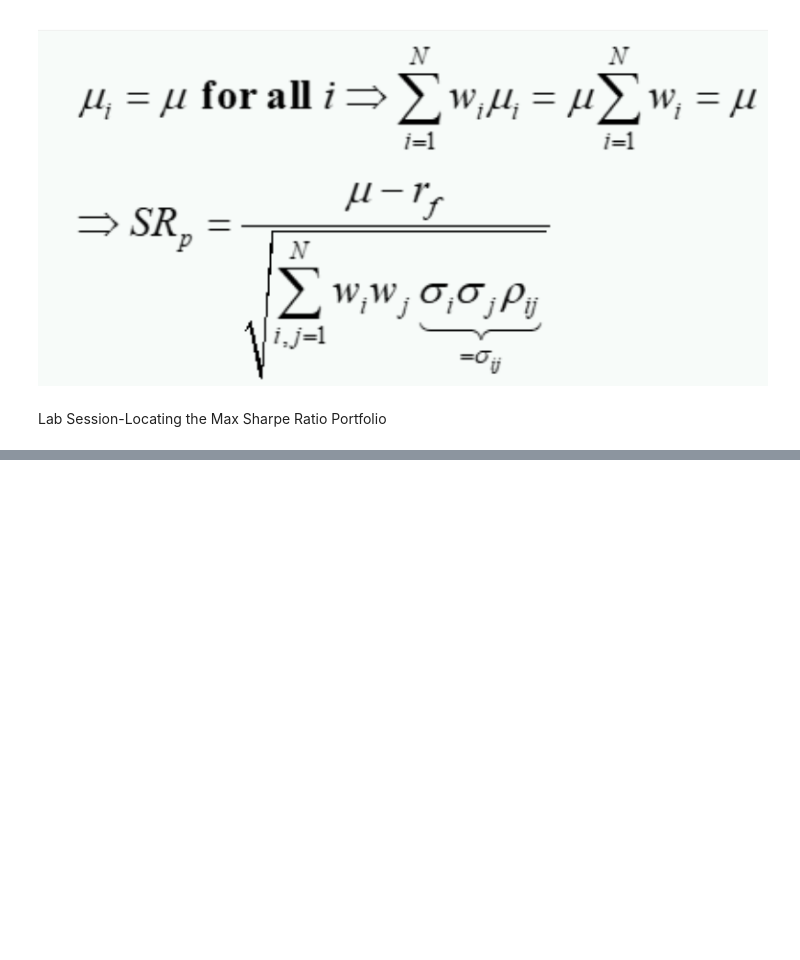
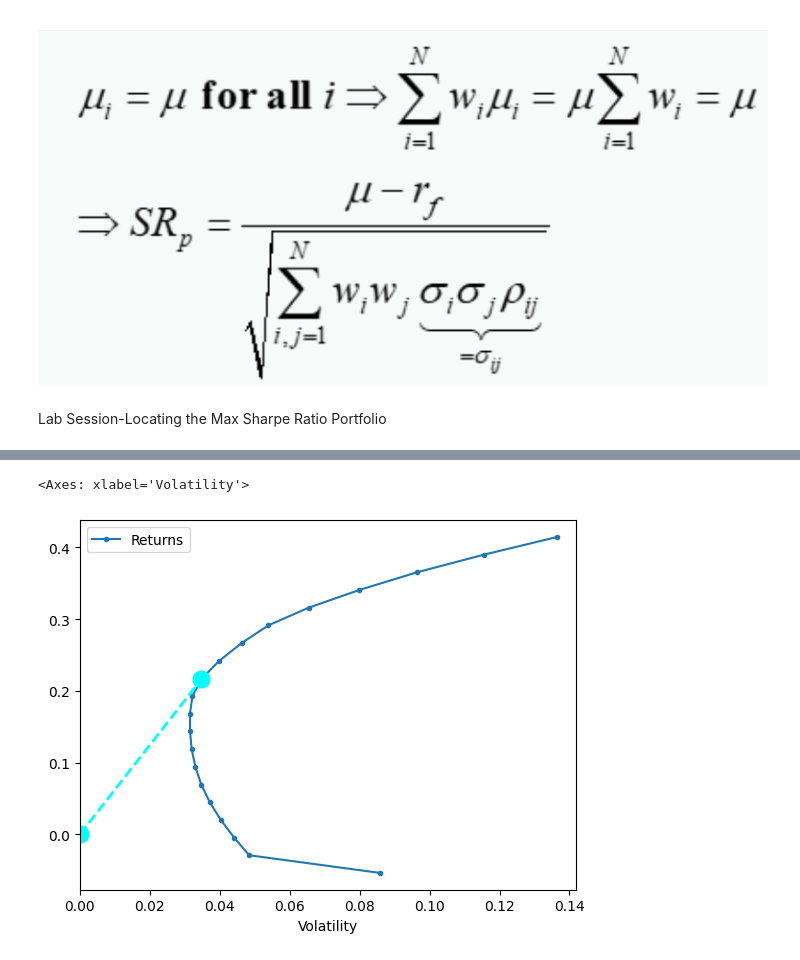
Before and after one commit to lishenjian1996/Programming-Study, a Jupyter notebook: Investment Management with Python and Machine Learning/Introduction to Portfolio Construction and Analysis with Python/week1/week2-implementing markowitz.ipynb, the cells around one changed output, grey strips where cells are left out. Drawn from its saved outputs; the diff is of its cells as text; code cells hidden in the pictures; blank space fills up the shorter version.

```diff
--- a/Investment Management with Python and Machine Learning/Introduction to Portfolio Construction and Analysis with Python/week1/week2-implementing markowitz.ipynb
+++ b/Investment Management with Python and Machine Learning/Introduction to Portfolio Construction and Analysis with Python/week1/week2-implementing markowitz.ipynb
@@ -28,0 +77,5 @@ cov=ind['1996':'2000'].cov()
+# %%
+erk.plot_ef(20, er, cov, show_cml=True)
+# %% [output]
+<Axes: xlabel='Volatility'>
+[figure, added]
```
Also changed, not shown: parts of 29 cells of this notebook, 2 other files.
